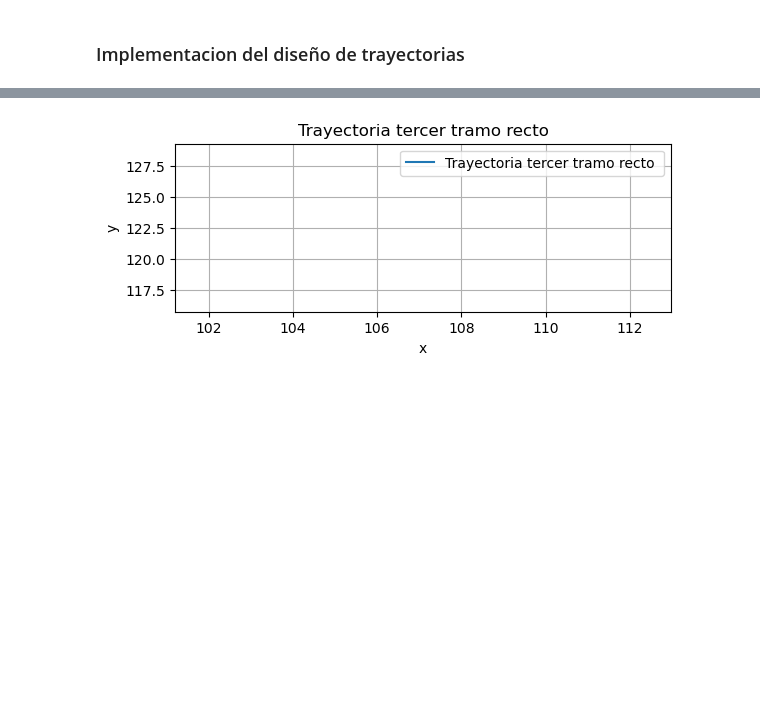
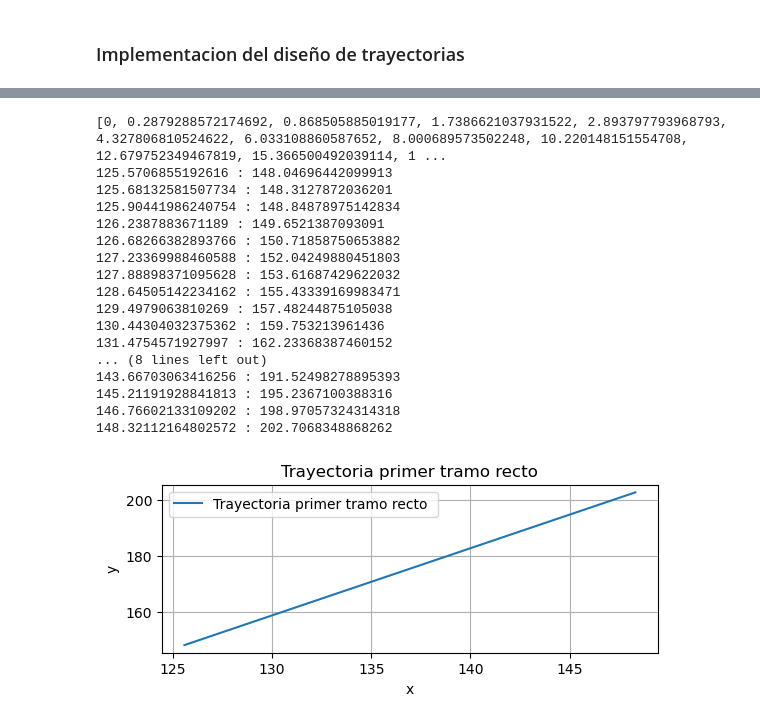
Before and after one commit to ricardolcvuba/tp_modelacion_grupo09, a Jupyter notebook: tp_modelacion.ipynb, the cells around one changed output, grey strips where cells are left out. Cells and saved outputs as stored; diff of their text form; code cells hidden in the pictures; blank space fills up the shorter version.

```diff
--- a/tp_modelacion.ipynb
+++ b/tp_modelacion.ipynb
@@ -36,3 +32,8 @@ def f_recta(tiempo, posicion, velocidad):
+# %%
+dist_limite = 0
+G = 9.81
+def f_recta(tiempo, posicion, velocidad):
+  return ((2400*G)/800)*(1 - posicion/dist_limite)
 # %% [markdown]
 ## Trayectoria
 # %% [markdown]
@@ -135,8 +136,8 @@ def calcular_velocidad_angular(v_x, v_y, r):
 # %%
 RADIO_INTERNO_PRIMERA_CURVA = obtener_radio_de_una_curva(19.20, 108)
 RADIO_EXTERNO_PRIMERA_CURVA = obtener_radio_de_una_curva(40.80, 123.1)
-RADIO_INTERNO_SEGUNDA_CURVA = obtener_radio_de_una_curva(36.90, 76.2)
-RADIO_EXTERNO_SEGUNDA_CURVA = obtener_radio_de_una_curva(49.80, 65)
+RADIO_INTERNO_SEGUNDA_CURVA = obtener_radio_de_una_curva(36.90, 76.2+90)
+RADIO_EXTERNO_SEGUNDA_CURVA = obtener_radio_de_una_curva(49.80, 65+90)
 # %% [markdown]
 ### Implementacion del diseño de trayectorias
 # %%
@@ -146,12 +147,12 @@ def condicion_de_corte_limite(limite, operacion, y):
     elif operacion== ">":
         return y > limite
 # %%
-def range_kutta_de_orden_4(f, t0, y0, u0, h, limite, operacion):
+def range_kutta_de_orden_4(f, t0, y0, u0, h, limite):
     t = t0
     y = y0
     u = u0
     resultados = [(t, y, u)]
-    while condicion_de_corte_limite(limite, operacion, y):
+    while limite > y:
         m1 = u
         k1 = f(t, y, u)
 
@@ -167,7 +168,6 @@ def range_kutta_de_orden_4(f, t0, y0, u0, h, limite, operacion):
         y += (h / 6) * (m1 + 2 * m2 + 2 * m3 + m4)
         u += (h / 6) * (k1 + 2 * k2 + 2 * k3 + k4)
         t += h
-
         resultados.append((t, y, u))
     return resultados
 # %%
@@ -364,0 +464,3 @@ plt.show()
+# %%
+def f_curva_2 (timepo, angulo, velocidad_angular):
+    return (aceleracion_en_curva * np.sin(((angulo - barrida_inicial)/barrida_limite)*math.pi*2) / radio*velocidad_angular) * np.sin(angulo)
@@ -365,43 +550,73 @@ plt.show()
 # %%
-#puto final 5to tramo
+#punto final 5to tramo
 p_final_izq_4to_tramo = punto_final_de_una_curva(p_final_izq_3er_tramo, 49.80, 65, 108)
+p_final_der_4to_tramo = punto_final_de_una_curva(p_final_der_3er_tramo, 36.90, 76.2, 123.1)
 p_final_izq_5to_tramo = punto_final_de_una_recta(p_final_izq_4to_tramo, 70.64, 65)
 p_final_der_5to_tramo = punto_final_de_una_recta(p_final_der_4to_tramo, 70.44, 76.2)
 p_final_del_5to_tramo = punto_aleatorio_en_un_segmento(p_final_izq_5to_tramo, p_final_der_5to_tramo)
 
+#punto inicial 5to tramo
 pos_x_final_4to_tramo = pos_x_4to_tramo[-1]
 pos_y_final_4to_tramo = pos_y_4to_tramo[-1]
 
 #angulo de trayectoria
 adyacente = abs(pos_x_final_4to_tramo - p_final_del_5to_tramo[0])
 opuesto = abs(pos_y_final_4to_tramo - p_final_del_5to_tramo[1])
-angulo_rad = math.atan2(opuesto, adyacente)
+
+#distancia_limite
+dist_limite = math.sqrt(adyacente**2 + opuesto**2)
 
 #calculo_de_velocidad
-vel_ini_x, vel_ini_y = calcular_velocidad(max(vel_ang_x_4to_tramo[-1], vel_ang_y_4to_tramo[-1]), radio, angulo_rad)
+vel_ini_x, vel_ini_y = calcular_velocidad(vel_ang_4to_tramo[-1], radio, angulos_barridos_4to_tramo[-1])
+vel_ini_4to_tramo = math.sqrt(vel_ini_x**2 + vel_ini_y**2)
 
 #trayectoria
-x_result_5to_tramo = range_kutta_de_orden_4(f_recta, t_final_4to_tramo, pos_x_final_4to_tramo, vel_ini_x, h, p_final_del_5to_tramo[0], "<")
-y_result_5to_tramo = range_kutta_de_orden_4_aux(f_recta, t_final_4to_tramo, pos_y_final_4to_tramo, vel_ini_y, h, len(x_result_5to_tramo))
+y_result_5to_tramo = range_kutta_de_orden_4(f_recta, t_final_4to_tramo, 0, vel_ini_4to_tramo, h, dist_limite)
+
+puntos_5to_tramo = []
+distancias_5to_tramo = [tupla[1] for tupla in y_result_5to_tramo]
+vel_5to_tramo = [tupla[2] for tupla in y_result_5to_tramo]
+t_final_5to_tramo = [tupla[0] for tupla in y_result_5to_tramo][-1]
+t_relativo = t_final_5to_tramo
+print(distancias_5to_tramo)
+for i in range(len(distancias_5to_tramo)):
+    hipotenusa = distancias_5to_tramo[i]
+    pos_x = hipotenusa * np.math.cos(angulos_barridos_4to_tramo[-1] - math.pi/2) + pos_x_final_4to_tramo
+    pos_y = hipotenusa * np.math.sin(angulos_barridos_4to_tramo[-1] - math.pi/2) + pos_y_final_4to_tramo
+    print(f"{pos_x} : {pos_y}")
+    puntos_5to_tramo.append([pos_x, pos_y])
 
 
-pos_x_5to_tramo = [tupla[1] for tupla in x_result_5to_tramo]
-pos_y_5to_tramo = [tupla[1] for tupla in y_result_5to_tramo]
-vel_x_5to_tramo = [tupla[2] for tupla in x_result_5to_tramo]
-vel_y_5to_tramo = [tupla[2] for tupla in y_result_5to_tramo]
-t_final_5to_tramo = [tupla[0] for tupla in y_result_5to_tramo]
-t_final_5to_tramo = t_final_5to_tramo[-1]
+pos_x_5to_tramo = [subvector[0] for subvector in puntos_5to_tramo]
+pos_y_5to_tramo = [subvector[1] for subvector in puntos_5to_tramo]
 
 plt.subplot(2, 1, 1)
-plt.plot(pos_x_5to_tramo, pos_y_5to_tramo, label="Trayectoria tercer tramo recto ")
+plt.plot(pos_x_5to_tramo, pos_y_5to_tramo, label="Trayectoria primer tramo recto ")
 plt.xlabel("x")
 plt.ylabel("y")
-plt.title("Trayectoria tercer tramo recto")
+plt.title("Trayectoria primer tramo recto")
 plt.legend()
 plt.grid()
 plt.show()
 # %% [output]
+[0, 0.2879288572174692, 0.868505885019177, 1.7386621037931522, 2.893797793968793, 4.327806810524622, 6.033108860587652, 8.000689573502248, 10.220148151554708, 12.679752349467819, 15.366500492039114, 1 ...
+125.5706855192616 : 148.04696442099913
+125.68132581507734 : 148.3127872036201
+125.90441986240754 : 148.84878975142834
+126.2387883671189 : 149.6521387093091
+126.68266382893766 : 150.71858750653882
+127.23369988460588 : 152.04249880451803
+127.88898371095628 : 153.61687429622032
+128.64505142234162 : 155.43339169983471
+129.4979063810269 : 157.48244875105038
+130.44304032375362 : 159.753213961436
+131.4754571927997 : 162.23368387460152
+... (8 lines left out)
+143.66703063416256 : 191.52498278895393
+145.21191928841813 : 195.2367100388316
+146.76602133109202 : 198.97057324314318
+148.32112164802572 : 202.7068348868262
-[figure, old version]
+[figure, new version]
 # %%
 x_pos_final = pos_x_1er_tramo + pos_x_2do_tramo + pos_x_3er_tramo + pos_x_4to_tramo + pos_x_5to_tramo
 y_pos_final = pos_y_1er_tramo + pos_y_2do_tramo + pos_y_3er_tramo + pos_y_4to_tramo + pos_y_5to_tramo
```
Also changed, not shown: parts of 17 cells of this notebook.
